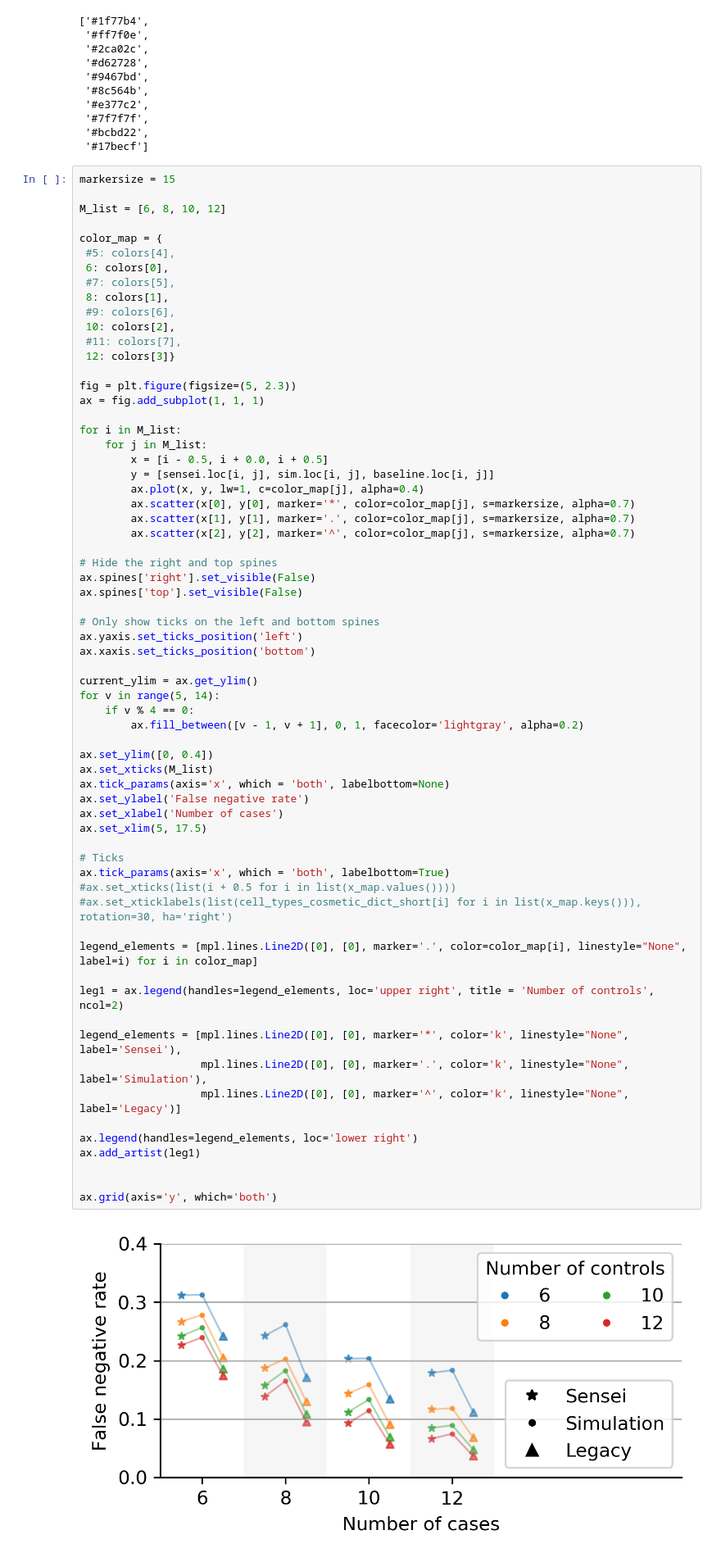
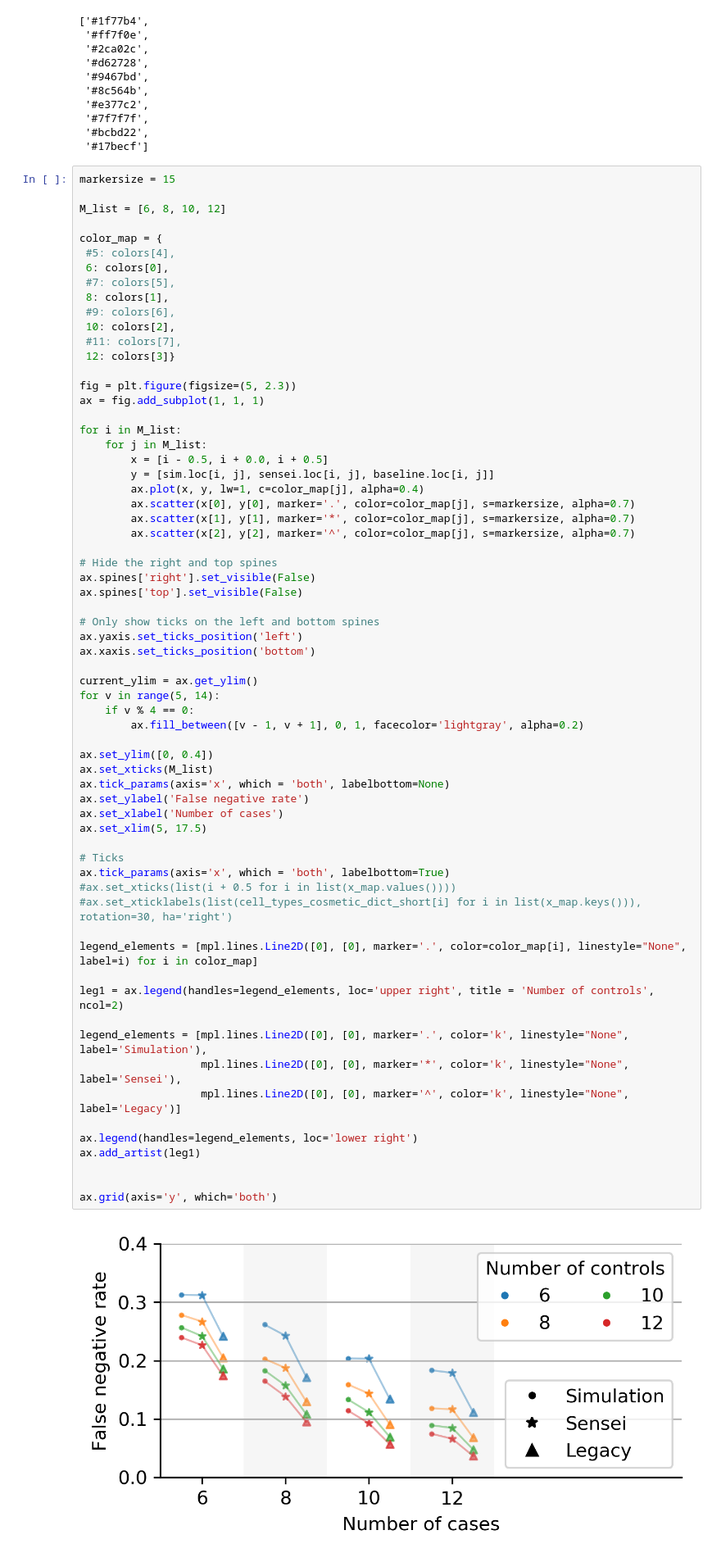
Before and after one commit to KChen-lab/sensei, a Jupyter notebook: matlab/validation/fig-2a.ipynb, the cells around one changed output. Shown at 82% size. Saved outputs shown, nothing was run; the diff lists cells and outputs as text.

```diff
--- a/matlab/validation/fig-2a.ipynb
+++ b/matlab/validation/fig-2a.ipynb
@@ -83,10 +83,10 @@ ax = fig.add_subplot(1, 1, 1)
 for i in M_list:
     for j in M_list:
         x = [i - 0.5, i + 0.0, i + 0.5]
-        y = [sensei.loc[i, j], sim.loc[i, j], baseline.loc[i, j]]
+        y = [sim.loc[i, j], sensei.loc[i, j], baseline.loc[i, j]]
         ax.plot(x, y, lw=1, c=color_map[j], alpha=0.4)
-        ax.scatter(x[0], y[0], marker='*', color=color_map[j], s=markersize, alpha=0.7)
-        ax.scatter(x[1], y[1], marker='.', color=color_map[j], s=markersize, alpha=0.7)
+        ax.scatter(x[0], y[0], marker='.', color=color_map[j], s=markersize, alpha=0.7)
+        ax.scatter(x[1], y[1], marker='*', color=color_map[j], s=markersize, alpha=0.7)
         ax.scatter(x[2], y[2], marker='^', color=color_map[j], s=markersize, alpha=0.7)
 
 # Hide the right and top spines
@@ -99,34 +99,34 @@ ax.xaxis.set_ticks_position('bottom')
 
 current_ylim = ax.get_ylim()
 for v in range(5, 14):
     if v % 4 == 0:
         ax.fill_between([v - 1, v + 1], 0, 1, facecolor='lightgray', alpha=0.2)
 
 ax.set_ylim([0, 0.4])
 ax.set_xticks(M_list)
 ax.tick_params(axis='x', which = 'both', labelbottom=None)
 ax.set_ylabel('False negative rate')
 ax.set_xlabel('Number of cases')
 ax.set_xlim(5, 17.5)
 
 # Ticks
 ax.tick_params(axis='x', which = 'both', labelbottom=True)
 #ax.set_xticks(list(i + 0.5 for i in list(x_map.values())))
 #ax.set_xticklabels(list(cell_types_cosmetic_dict_short[i] for i in list(x_map.keys())), rotation=30, ha='right')
 
 legend_elements = [mpl.lines.Line2D([0], [0], marker='.', color=color_map[i], linestyle="None", label=i) for i in color_map]
 
 leg1 = ax.legend(handles=legend_elements, loc='upper right', title = 'Number of controls', ncol=2)
 
-legend_elements = [mpl.lines.Line2D([0], [0], marker='*', color='k', linestyle="None", label='Sensei'),
-                   mpl.lines.Line2D([0], [0], marker='.', color='k', linestyle="None", label='Simulation'),
+legend_elements = [mpl.lines.Line2D([0], [0], marker='.', color='k', linestyle="None", label='Simulation'),
+                   mpl.lines.Line2D([0], [0], marker='*', color='k', linestyle="None", label='Sensei'),
                    mpl.lines.Line2D([0], [0], marker='^', color='k', linestyle="None", label='Legacy')]
 
 ax.legend(handles=legend_elements, loc='lower right')
 ax.add_artist(leg1)
 
 
 ax.grid(axis='y', which='both')
 # %% [output]
-[figure, old version]
+[figure, new version]
 # %%
```
Also changed, not shown: parts of 3 cells of this notebook, 24 other files.
